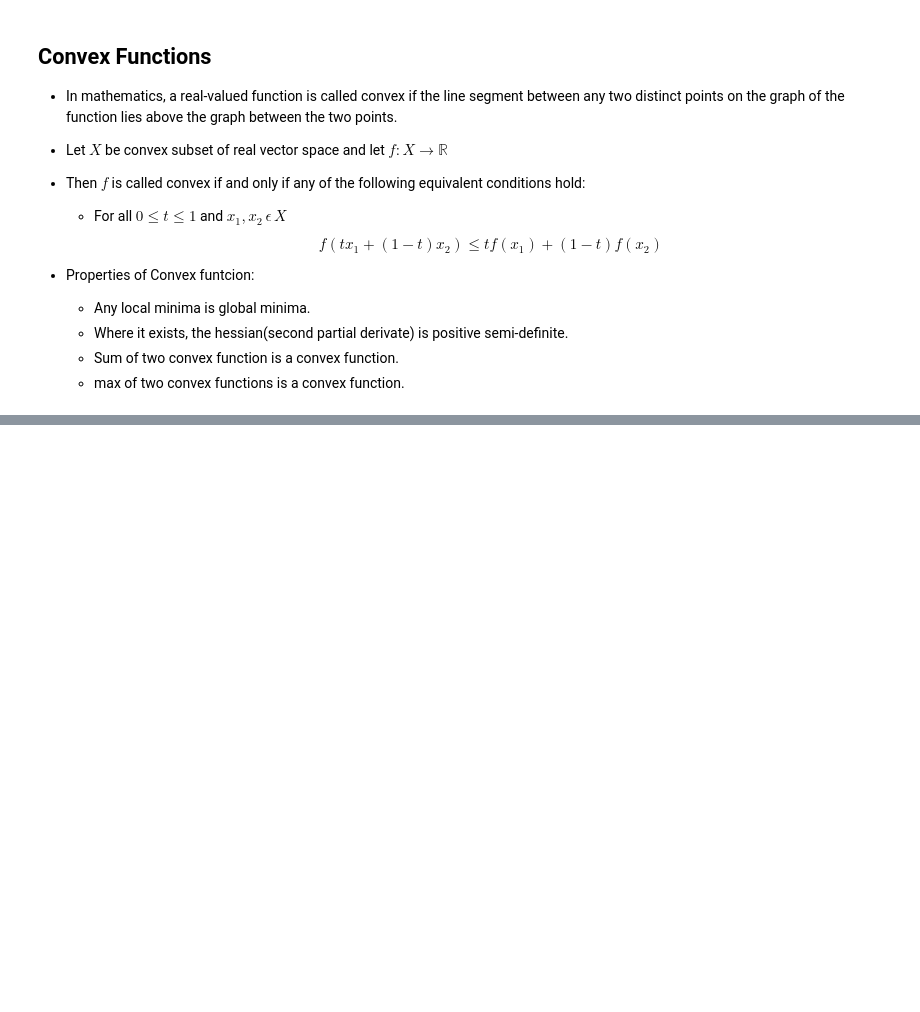
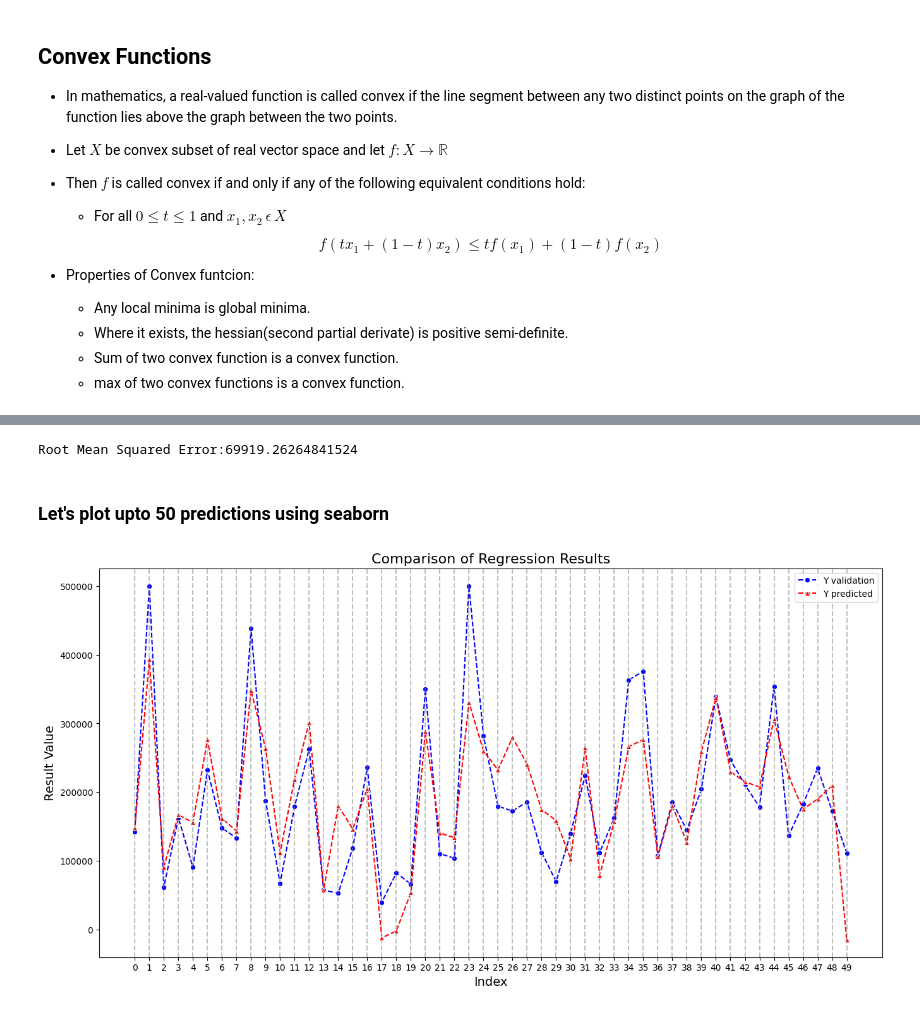
Before and after one commit to sachinprasadhs/AI-Concepts, a Jupyter notebook: Common Concepts/Linear Regression/linear_regression_from_scratch.ipynb, the cells around one changed output, grey strips where cells are left out. Saved outputs shown, nothing was run; the diff lists cells and outputs as text; code cells hidden in the pictures; blank space fills up the shorter version.

```diff
--- a/Common Concepts/Linear Regression/linear_regression_from_scratch.ipynb
+++ b/Common Concepts/Linear Regression/linear_regression_from_scratch.ipynb
@@ -275,0 +357,4 @@ Y_ = -6.0 + -3.0 * X1 + -1.0 * X2 + -3.0 * X3 + -6.0 * X4 + -6.0 * X5
+# %%
+lr = LinearRegression(key, lr=0.01, epochs=1000)
+
+lr.fit(X_train, y_train)
@@ -275,0 +374,6 @@ Y_ = -6.0 + -3.0 * X1 + -1.0 * X2 + -3.0 * X3 + -6.0 * X4 + -6.0 * X5
+# %%
+X_val = features_scaling_pipe.transform(val_df)
+y_val = target_scaling_pipe.transform(val_y.values.reshape(-1, 1))
+# %%
+y_val = target_scaling_pipe.inverse_transform(y_val.reshape(-1, 1))
+y_pred = target_scaling_pipe.inverse_transform(lr.predict(X_val))
@@ -275,0 +384,45 @@ Y_ = -6.0 + -3.0 * X1 + -1.0 * X2 + -3.0 * X3 + -6.0 * X4 + -6.0 * X5
+# %%
+print(f"Root Mean Squared Error:{skm.mean_squared_error(y_val, y_pred, squared=False)}")
+# %% [output]
+Root Mean Squared Error:69919.26264841524
+# %% [markdown]
+### Let's plot upto 50 predictions using seaborn
+# %%
+idxs = val_df.reset_index(drop=True).index
+# %%
+points = 50
+
+plt.figure(figsize=(16, 8))
+ax = sns.lineplot(x=idxs[:points],
+                  y=y_val.reshape(-1)[:points],
+                  color='b',
+                  marker='o',
+                  label='Y validation',
+                  linestyle='--')
+sns.lineplot(x=idxs[:points],
+             y=y_pred.reshape(-1)[:points],
+             color='r',
+             marker='^',
+             label='Y predicted',
+             linestyle='--')
+
+
+# Add vertical and horizontal lines
+for idx in idxs[:points]:
+  ax.axvline(idx, color='gray', linestyle='--', alpha=0.5)
+
+
+# Add gridlines at each index
+ax.set_xticks(idxs[:points])
+
+# Add labels and title
+plt.xlabel('Index', fontsize=14)
+plt.ylabel('Result Value', fontsize=14)
+plt.title('Comparison of Regression Results', fontsize=16)
+
+# Add legend
+plt.legend()
+
+plt.show()
+# %% [output]
+[figure, added]
```
Also changed, not shown: parts of 24 cells of this notebook.
